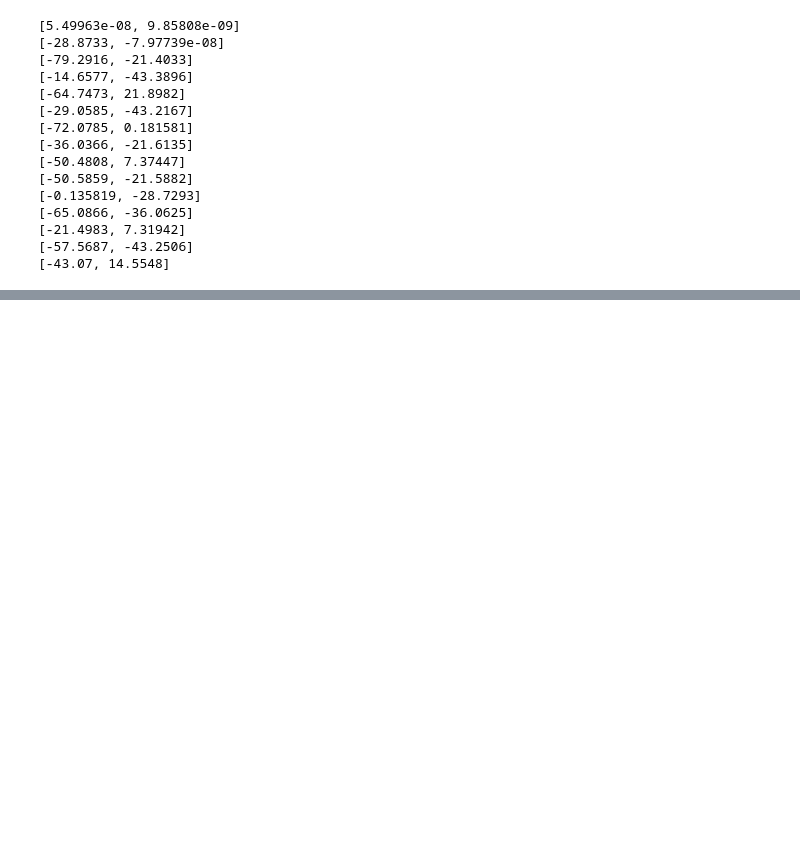
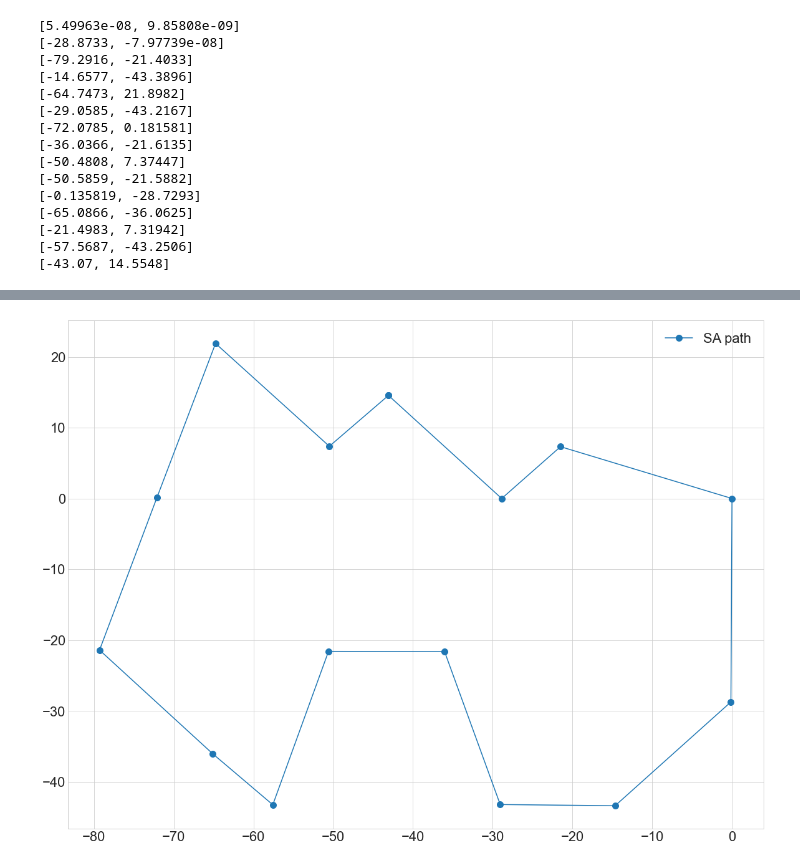
Before and after one commit to tiginamaria/ITMO_ALGO, a Jupyter notebook: hw4.ipynb, the cells around one changed output, grey strips where cells are left out. Saved outputs shown, nothing was run; the diff lists cells and outputs as text; code cells hidden in the pictures; blank space fills up the shorter version.

```diff
--- a/hw4.ipynb
+++ b/hw4.ipynb
@@ -289,0 +249,33 @@ show_tsp(best_path, city_coords)
+# %%
+def annealing(initial_path: List[List[int]],
+              t_begin=1.0e+3,
+              t_end=1,
+              c=.999,
+              it=5):
+    best_path = initial_path
+    best_d = get_path_distance(best_path)
+
+    for _ in range(it):
+        step = 0
+        t = t_begin
+        cur_path = initial_path.copy()
+        cur_d = get_path_distance(cur_path)
+
+        step = 0
+        while t > t_end:
+            path = cur_path.copy()
+
+            index = random.sample(range(len(initial_path)), 2)
+            path[index[0]], path[index[1]] = path[index[1]], path[index[0]]
+            d = get_path_distance(path)
+
+            diff = d - cur_d
+            if diff < 0 or math.exp(-diff / t) > random.random():
+                cur_path, cur_d = path, d
+
+            if cur_d < best_d:
+                best_path, best_d = cur_path, cur_d
+
+            t = t * c
+            step = step + 1
+    return best_path, step
@@ -289,0 +301,4 @@ show_tsp(best_path, city_coords)
+# %%
+show_tsp([[best_path, 'SA path']], city_coords)
+# %% [output]
+[figure, added]
```
Also changed, not shown: parts of 16 cells of this notebook.
